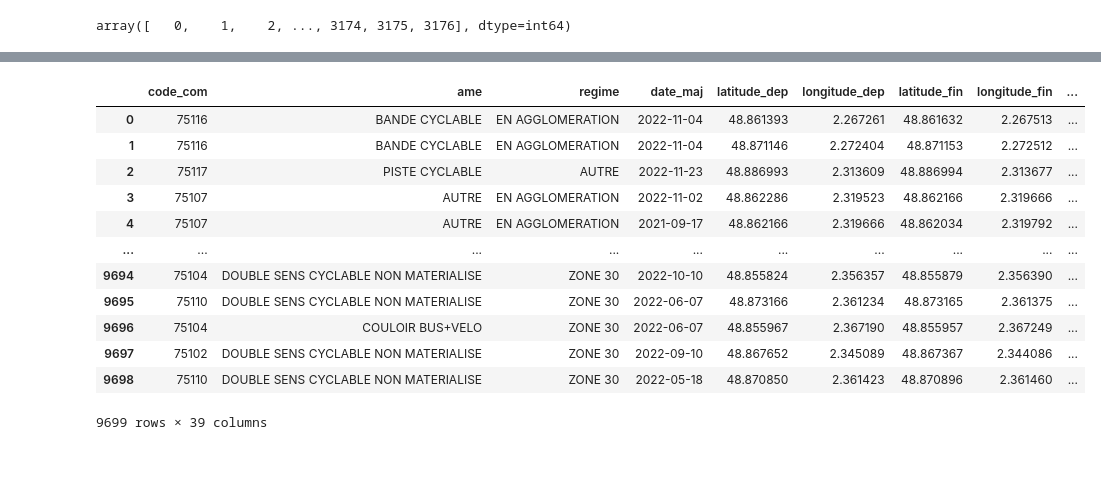
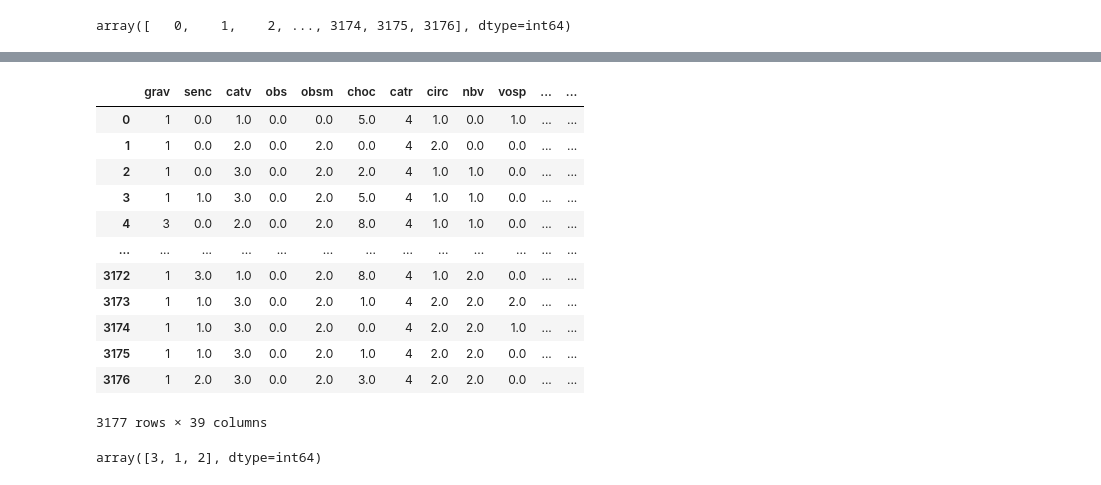
Before and after one commit to YoanGab/challenge_ia_accidentologie_velos, a Jupyter notebook: notebook/merge_accident_infra_paris.ipynb, the cells around one changed output, grey strips where cells are left out. Cells and saved outputs as stored; diff of their text form; code cells hidden in the pictures.

```diff
--- a/notebook/merge_accident_infra_paris.ipynb
+++ b/notebook/merge_accident_infra_paris.ipynb
@@ -193,7 +193,7 @@ import warnings
 
 warnings.simplefilter('ignore')
 
-def distance(lat_dep, lon_dep, lat_acc, lon_acc, lat_fin, lon_fin):
+def distance(lat_acc, lon_acc, lat_fin, lon_fin, lat_dep, lon_dep):
     R = 6371
     lat_dep, lon_dep, lat_acc, lon_acc = map(np.radians, [lat_dep, lon_dep, lat_acc, lon_acc])
 
@@ -214,29 +214,33 @@ def distance(lat_dep, lon_dep, lat_acc, lon_acc, lat_fin, lon_fin):
     distance2 = R * c
 
     if(distance1.min()>distance2.min()):
-
         return distance2
     else:
         return distance1
 
 def link_dataframes(accidents, infrastructure, radius):
     # On ajoute une colonne distance qui sera utilisé pour la jointure
-    infrastructure['distance'] = np.nan
-    infrastructure['Index_in_accident'] = np.nan
-    for i, row in tqdm(infrastructure.iterrows(), total=infrastructure.shape[0]):
-        lat1, lon1 = row['latitude_dep'], row['longitude_dep']
-        lat2, lon2 = row['latitude_fin'], row['longitude_fin']
+    accidents['distance'] = np.nan
+    accidents['Index_in_accident'] = np.nan
+    for i, row in tqdm(accidents.iterrows(), total=accidents.shape[0]):
+        lat1, lon1 = row['lat'], row['long']
 
-        accidents['distance'] = distance(lat1, lon1, accidents['lat'], accidents['long'], lat2, lon2)
-        distance_series = accidents.query("distance <= @radius").distance
-        infrastructure.at[i, 'distance'] = distance_series.min()*1000
-        infrastructure.at[i, 'Index_in_accident'] = distance_series.argmin()
-    accidents.drop(["index", "distance"], inplace=True, axis=1)
-    infrastructure.drop(["index"], inplace=True, axis=1)
-    return infrastructure
+        infrastructure['distance'] = distance(lat1, lon1,
+                                              infrastructure['latitude_fin'],
+                                              infrastructure['longitude_fin'],
+                                              infrastructure['latitude_dep'],
+                                              infrastructure['longitude_dep'])
+        distance_series = infrastructure.query("distance <= @radius").distance
+        accidents.at[i, 'distance'] = distance_series.min()*1000
+        accidents.at[i, 'Index_in_accident'] = distance_series.argmin()
+
+    infrastructure.drop(["index", "distance"], inplace=True, axis=1)
+    accidents.drop(["index"], inplace=True, axis=1)
+
+    return accidents
 
 #On utilise les dataframes accidents et infrastructure
-infrastructure_with_acc = link_dataframes(df_paris, df_amenagement, 1)
+infrastructure_with_acc = link_dataframes(df_paris, df_amenagement, 500)
 # %%
 infrastructure_with_acc
 # %% [output]
@@ -286,0 +274,3 @@ df_paris
+# %%
+df_amenagement['Index_in_accident'] = df_amenagement.index
+df_amenagement
@@ -287,17 +291,22 @@ df_paris
 # %%
-infrastructure_with_acc = infrastructure_with_acc.merge(df_paris, left_on="Index_in_accident", right_on="Index_in_accident")
+infrastructure_with_acc = infrastructure_with_acc.merge(df_amenagement, left_on="Index_in_accident", right_on="Index_in_accident")
 infrastructure_with_acc
 # %% [output]
-|  | code_com | ame | regime | date_maj | latitude_dep | longitude_dep | latitude_fin | longitude_fin | ... |
-| 0 | 75116 | BANDE CYCLABLE | EN AGGLOMERATION | 2022-11-04 | 48.861393 | 2.267261 | 48.861632 | 2.267513 | ... |
-| 1 | 75116 | BANDE CYCLABLE | EN AGGLOMERATION | 2022-11-04 | 48.871146 | 2.272404 | 48.871153 | 2.272512 | ... |
-| 2 | 75117 | PISTE CYCLABLE | AUTRE | 2022-11-23 | 48.886993 | 2.313609 | 48.886994 | 2.313677 | ... |
-| 3 | 75107 | AUTRE | EN AGGLOMERATION | 2022-11-02 | 48.862286 | 2.319523 | 48.862166 | 2.319666 | ... |
-| 4 | 75107 | AUTRE | EN AGGLOMERATION | 2021-09-17 | 48.862166 | 2.319666 | 48.862034 | 2.319792 | ... |
-| ... | ... | ... | ... | ... | ... | ... | ... | ... | ... |
-| 9694 | 75104 | DOUBLE SENS CYCLABLE NON MATERIALISE | ZONE 30 | 2022-10-10 | 48.855824 | 2.356357 | 48.855879 | 2.356390 | ... |
-| 9695 | 75110 | DOUBLE SENS CYCLABLE NON MATERIALISE | ZONE 30 | 2022-06-07 | 48.873166 | 2.361234 | 48.873165 | 2.361375 | ... |
-| 9696 | 75104 | COULOIR BUS+VELO | ZONE 30 | 2022-06-07 | 48.855967 | 2.367190 | 48.855957 | 2.367249 | ... |
-| 9697 | 75102 | DOUBLE SENS CYCLABLE NON MATERIALISE | ZONE 30 | 2022-09-10 | 48.867652 | 2.345089 | 48.867367 | 2.344086 | ... |
-| 9698 | 75110 | DOUBLE SENS CYCLABLE NON MATERIALISE | ZONE 30 | 2022-05-18 | 48.870850 | 2.361423 | 48.870896 | 2.361460 | ... |
+|  | grav | senc | catv | obs | obsm | choc | catr | circ | nbv | vosp | ... | ... |
+| 0 | 1 | 0.0 | 1.0 | 0.0 | 0.0 | 5.0 | 4 | 1.0 | 0.0 | 1.0 | ... | ... |
+| 1 | 1 | 0.0 | 2.0 | 0.0 | 2.0 | 0.0 | 4 | 2.0 | 0.0 | 0.0 | ... | ... |
+| 2 | 1 | 0.0 | 3.0 | 0.0 | 2.0 | 2.0 | 4 | 1.0 | 1.0 | 0.0 | ... | ... |
+| 3 | 1 | 1.0 | 3.0 | 0.0 | 2.0 | 5.0 | 4 | 1.0 | 1.0 | 0.0 | ... | ... |
+| 4 | 3 | 0.0 | 2.0 | 0.0 | 2.0 | 8.0 | 4 | 1.0 | 1.0 | 0.0 | ... | ... |
+| ... | ... | ... | ... | ... | ... | ... | ... | ... | ... | ... | ... | ... |
+| 3172 | 1 | 3.0 | 1.0 | 0.0 | 2.0 | 8.0 | 4 | 1.0 | 2.0 | 0.0 | ... | ... |
+| 3173 | 1 | 1.0 | 3.0 | 0.0 | 2.0 | 1.0 | 4 | 2.0 | 2.0 | 2.0 | ... | ... |
+| 3174 | 1 | 1.0 | 3.0 | 0.0 | 2.0 | 0.0 | 4 | 2.0 | 2.0 | 1.0 | ... | ... |
+| 3175 | 1 | 1.0 | 3.0 | 0.0 | 2.0 | 1.0 | 4 | 2.0 | 2.0 | 0.0 | ... | ... |
+| 3176 | 1 | 2.0 | 3.0 | 0.0 | 2.0 | 3.0 | 4 | 2.0 | 2.0 | 0.0 | ... | ... |
-9699 rows × 39 columns
+3177 rows × 39 columns
+# %%
+infrastructure_with_acc = infrastructure_with_acc.loc[infrastructure_with_acc['distance']<50]
+infrastructure_with_acc.grav.
+# %% [output]
+array([3, 1, 2], dtype=int64)
```
Also changed, not shown: parts of 15 cells of this notebook, 3 other files.
